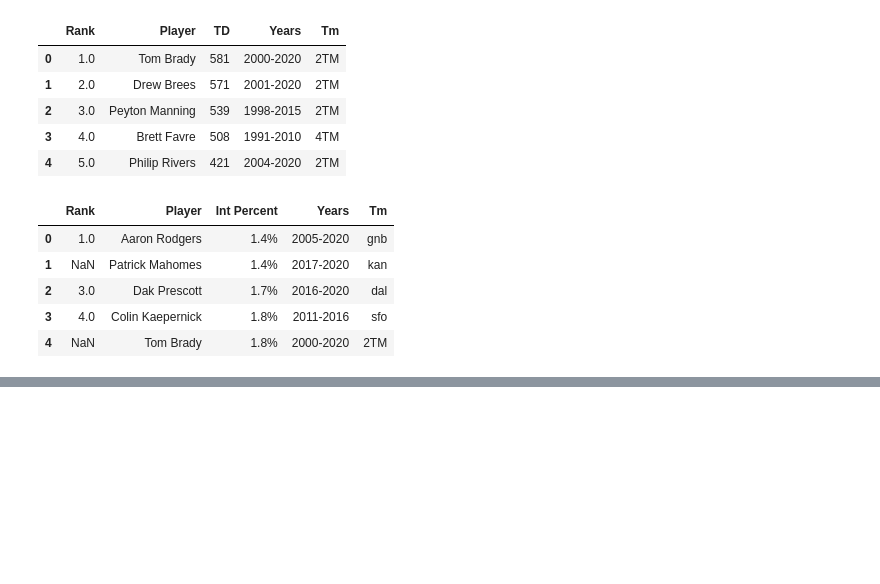
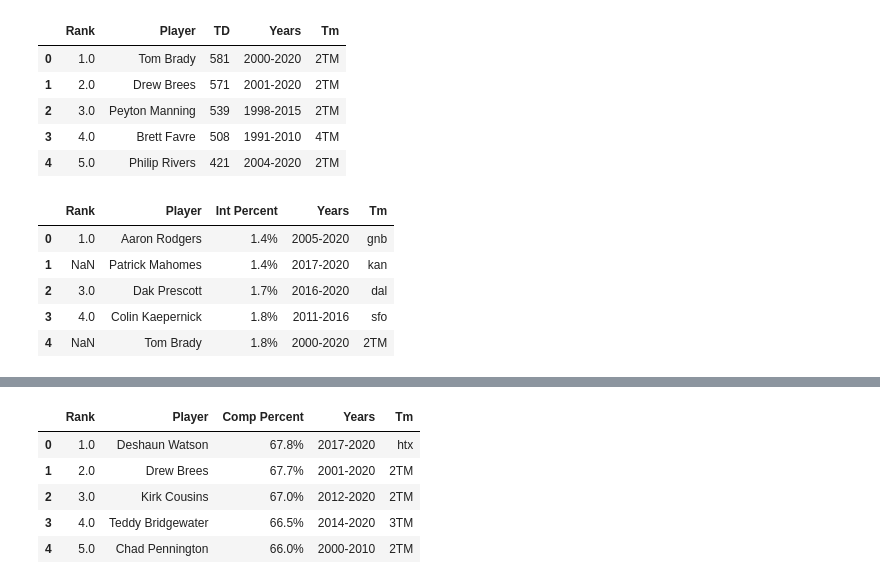
Before and after one commit to meghanvl/ETL, a Jupyter notebook: QB Stats - Extraction and Transformation.ipynb, the cells around one changed output, grey strips where cells are left out. Saved outputs shown, nothing was run; the diff lists cells and outputs as text; code cells hidden in the pictures; blank space fills up the shorter version.

```diff
--- a/QB Stats - Extraction and Transformation.ipynb
+++ b/QB Stats - Extraction and Transformation.ipynb
@@ -343,0 +370,12 @@ pd.read_sql_query('select * from int_percent', con=engine).head()
+# %%
+#Taking the Completion Percentage DF and adding it to an SQL Table
+newCompDf.to_sql(name='comp_percent', con=engine, if_exists='append', index=False)
+
+pd.read_sql_query('select * from comp_percent', con=engine).head()
+# %% [output]
+|  | Rank | Player | Comp Percent | Years | Tm |
+| 0 | 1.0 | Deshaun Watson | 67.8% | 2017-2020 | htx |
+| 1 | 2.0 | Drew Brees | 67.7% | 2001-2020 | 2TM |
+| 2 | 3.0 | Kirk Cousins | 67.0% | 2012-2020 | 2TM |
+| 3 | 4.0 | Teddy Bridgewater | 66.5% | 2014-2020 | 3TM |
+| 4 | 5.0 | Chad Pennington | 66.0% | 2000-2010 | 2TM |
```
Also changed, not shown: parts of 4 cells of this notebook.
